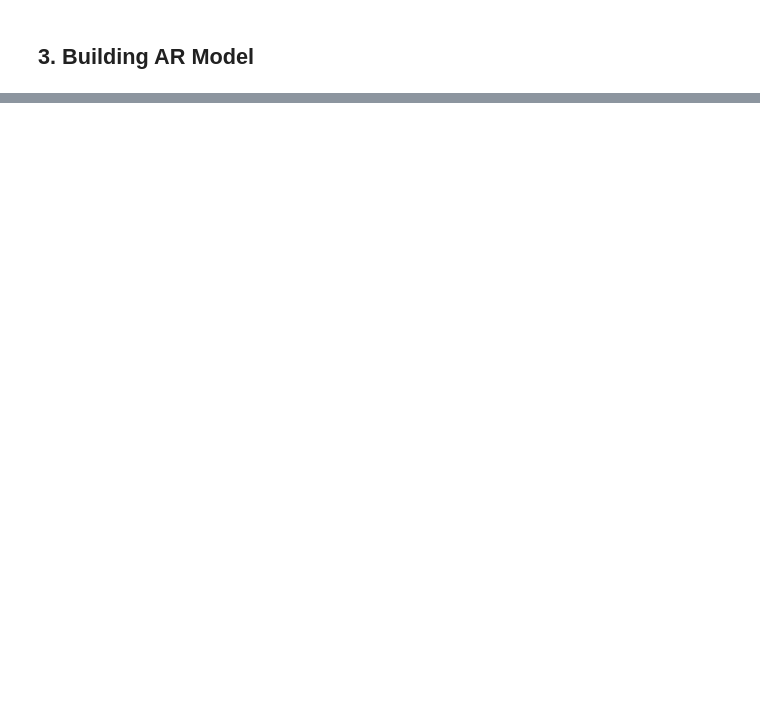
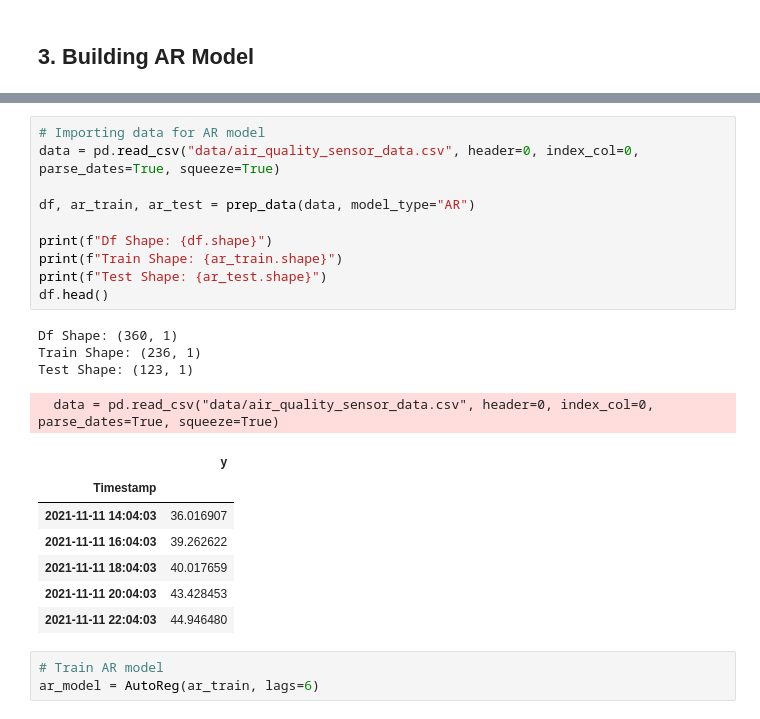
Before and after one commit to IanRayburn/Air_Quality_Prediction, a Jupyter notebook: Air_Quality_Pred.ipynb, the cells around one changed output, grey strips where cells are left out. Cells and saved outputs as stored; diff of their text form; blank space fills up the shorter version.

```diff
--- a/Air_Quality_Pred.ipynb
+++ b/Air_Quality_Pred.ipynb
@@ -111,0 +145,25 @@ fig2 = pro_model.plot_components(forecast)
+# %%
+# Importing data for AR model
+data = pd.read_csv("data/air_quality_sensor_data.csv", header=0, index_col=0, parse_dates=True, squeeze=True)
+
+df, ar_train, ar_test = prep_data(data, model_type="AR")
+
+print(f"Df Shape: {df.shape}")
+print(f"Train Shape: {ar_train.shape}")
+print(f"Test Shape: {ar_test.shape}")
+df.head()
+# %% [output]
+Df Shape: (360, 1)
+Train Shape: (236, 1)
+Test Shape: (123, 1)
+  data = pd.read_csv("data/air_quality_sensor_data.csv", header=0, index_col=0, parse_dates=True, squeeze=True)
+|  | y |
+| Timestamp |  |
+| 2021-11-11 14:04:03 | 36.016907 |
+| 2021-11-11 16:04:03 | 39.262622 |
+| 2021-11-11 18:04:03 | 40.017659 |
+| 2021-11-11 20:04:03 | 43.428453 |
+| 2021-11-11 22:04:03 | 44.946480 |
+# %%
+# Train AR model
+ar_model = AutoReg(ar_train, lags=6)
```
Also changed, not shown: parts of 9 cells of this notebook.
